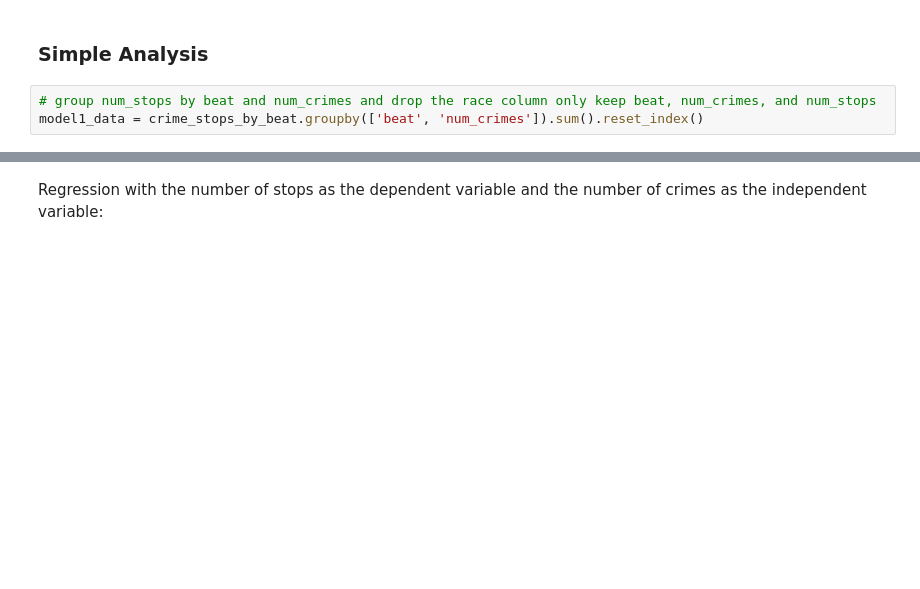
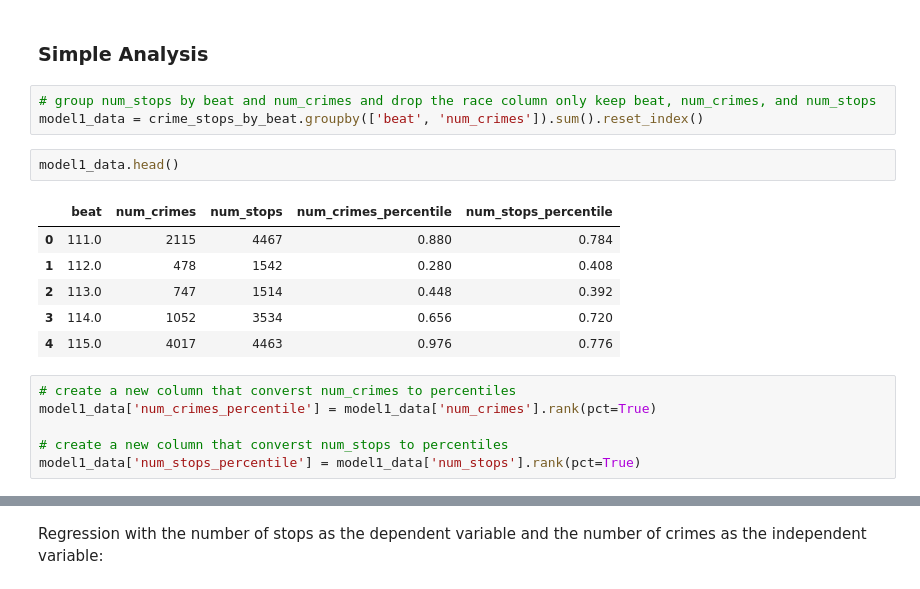
Before and after one commit to aldabbagh/DPI617, a Jupyter notebook: starter.ipynb, the cells around one changed output, grey strips where cells are left out. Saved outputs shown, nothing was run; the diff lists cells and outputs as text; blank space fills up the shorter version.

```diff
--- a/starter.ipynb
+++ b/starter.ipynb
@@ -198,5 +198,20 @@ crime_stops_demographics_by_beat[crime_stops_demographics_by_beat['beat'] == 935
 # %%
 # group num_stops by beat and num_crimes and drop the race column only keep beat, num_crimes, and num_stops
 model1_data = crime_stops_by_beat.groupby(['beat', 'num_crimes']).sum().reset_index()
+# %%
+model1_data.head()
+# %% [output]
+|  | beat | num_crimes | num_stops | num_crimes_percentile | num_stops_percentile |
+| 0 | 111.0 | 2115 | 4467 | 0.880 | 0.784 |
+| 1 | 112.0 | 478 | 1542 | 0.280 | 0.408 |
+| 2 | 113.0 | 747 | 1514 | 0.448 | 0.392 |
+| 3 | 114.0 | 1052 | 3534 | 0.656 | 0.720 |
+| 4 | 115.0 | 4017 | 4463 | 0.976 | 0.776 |
+# %%
+# create a new column that converst num_crimes to percentiles
+model1_data['num_crimes_percentile'] = model1_data['num_crimes'].rank(pct=True)
+
+# create a new column that converst num_stops to percentiles
+model1_data['num_stops_percentile'] = model1_data['num_stops'].rank(pct=True)
 # %%
 # plot a scatter plot of num_stops and num_crimes
```
Also changed, not shown: parts of 4 cells of this notebook, 2 other files.
